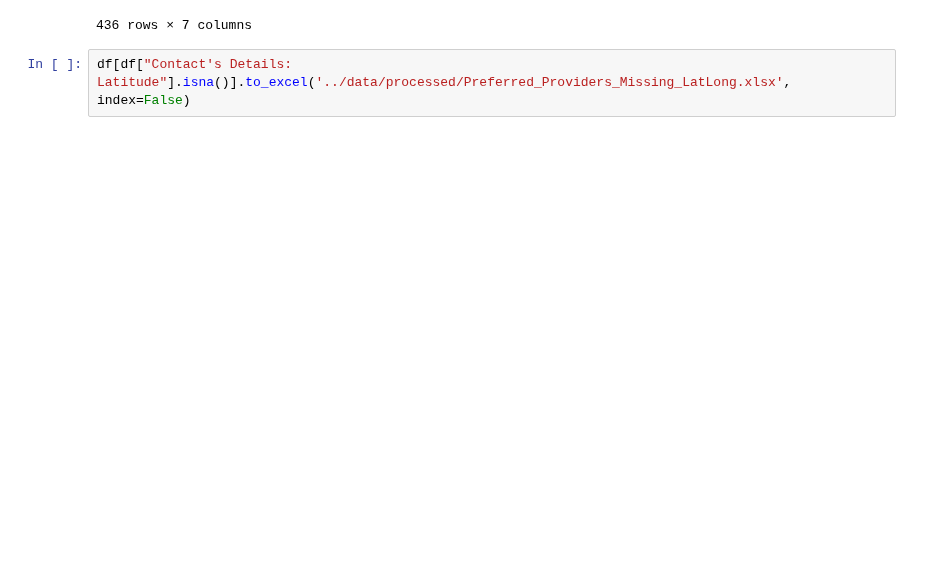
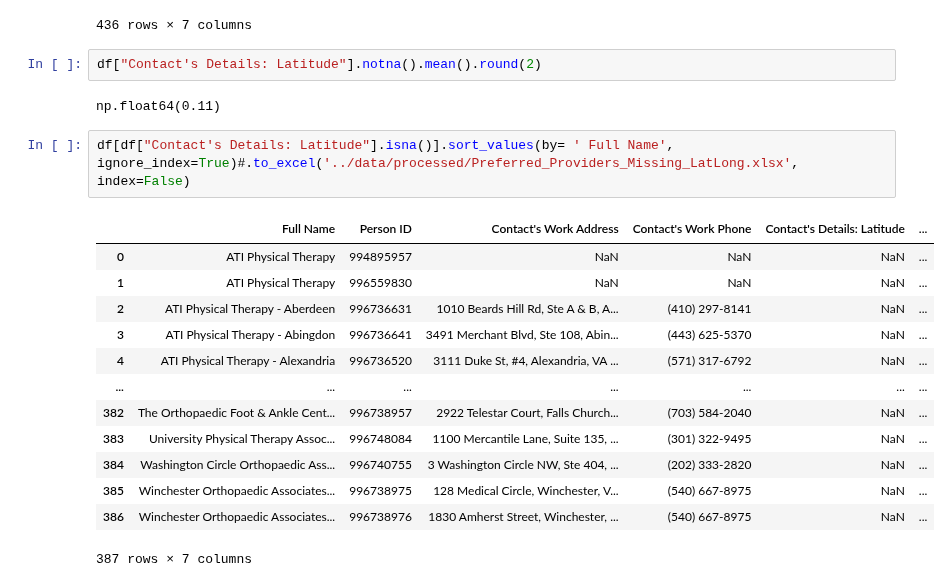
Before and after one commit to The-Jaklitsch-Law-Group/JLG_Provider_Recommender, a Jupyter notebook: prepare_contacts/Cleaning_Preferred_Providers.ipynb, the cells around one changed output. Drawn from its saved outputs; the diff is of its cells as text; blank space fills up the shorter version.

```diff
--- a/prepare_contacts/Cleaning_Preferred_Providers.ipynb
+++ b/prepare_contacts/Cleaning_Preferred_Providers.ipynb
@@ -20,5 +20,23 @@ df
 | 434 | Winchester Orthopaedic Associates... | 996738975 | 128 Medical Circle, Winchester, V... | (540) 667-8975 | NaN | ... |
 | 435 | Winchester Orthopaedic Associates... | 996738976 | 1830 Amherst Street, Winchester, ... | (540) 667-8975 | NaN | ... |
 436 rows × 7 columns
+# %%
+df["Contact's Details: Latitude"].notna().mean().round(2)
+# %% [output]
+np.float64(0.11)
 # %%
-df[df["Contact's Details: Latitude"].isna()].to_excel('../data/processed/Preferred_Providers_Missing_LatLong.xlsx', index=False)
+df[df["Contact's Details: Latitude"].isna()].sort_values(by= ' Full Name', ignore_index=True)#.to_excel('../data/processed/Preferred_Providers_Missing_LatLong.xlsx', index=False)
+# %% [output]
+|  | Full Name | Person ID | Contact's Work Address | Contact's Work Phone | Contact's Details: Latitude | ... |
+| 0 | ATI Physical Therapy | 994895957 | NaN | NaN | NaN | ... |
+| 1 | ATI Physical Therapy | 996559830 | NaN | NaN | NaN | ... |
+| 2 | ATI Physical Therapy - Aberdeen | 996736631 | 1010 Beards Hill Rd, Ste A & B, A... | (410) 297-8141 | NaN | ... |
+| 3 | ATI Physical Therapy - Abingdon | 996736641 | 3491 Merchant Blvd, Ste 108, Abin... | (443) 625-5370 | NaN | ... |
+| 4 | ATI Physical Therapy - Alexandria | 996736520 | 3111 Duke St, #4, Alexandria, VA ... | (571) 317-6792 | NaN | ... |
+| ... | ... | ... | ... | ... | ... | ... |
+| 382 | The Orthopaedic Foot & Ankle Cent... | 996738957 | 2922 Telestar Court, Falls Church... | (703) 584-2040 | NaN | ... |
+| 383 | University Physical Therapy Assoc... | 996748084 | 1100 Mercantile Lane, Suite 135, ... | (301) 322-9495 | NaN | ... |
+| 384 | Washington Circle Orthopaedic Ass... | 996740755 | 3 Washington Circle NW, Ste 404, ... | (202) 333-2820 | NaN | ... |
+| 385 | Winchester Orthopaedic Associates... | 996738975 | 128 Medical Circle, Winchester, V... | (540) 667-8975 | NaN | ... |
+| 386 | Winchester Orthopaedic Associates... | 996738976 | 1830 Amherst Street, Winchester, ... | (540) 667-8975 | NaN | ... |
+387 rows × 7 columns
```
Also changed, not shown: parts of 2 cells of this notebook, 10 other files.
